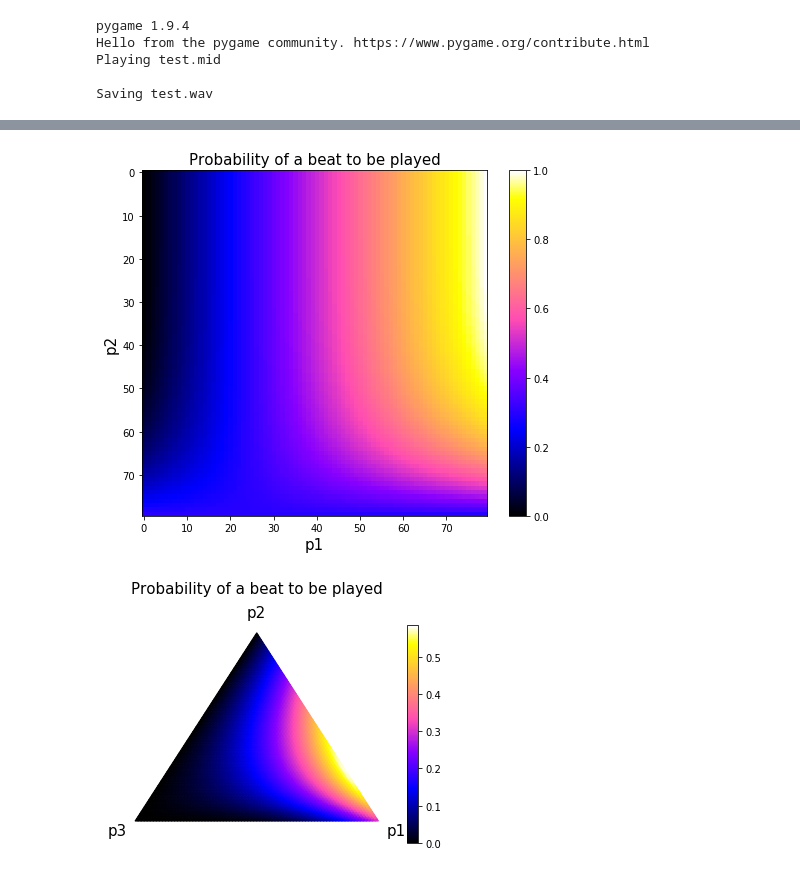
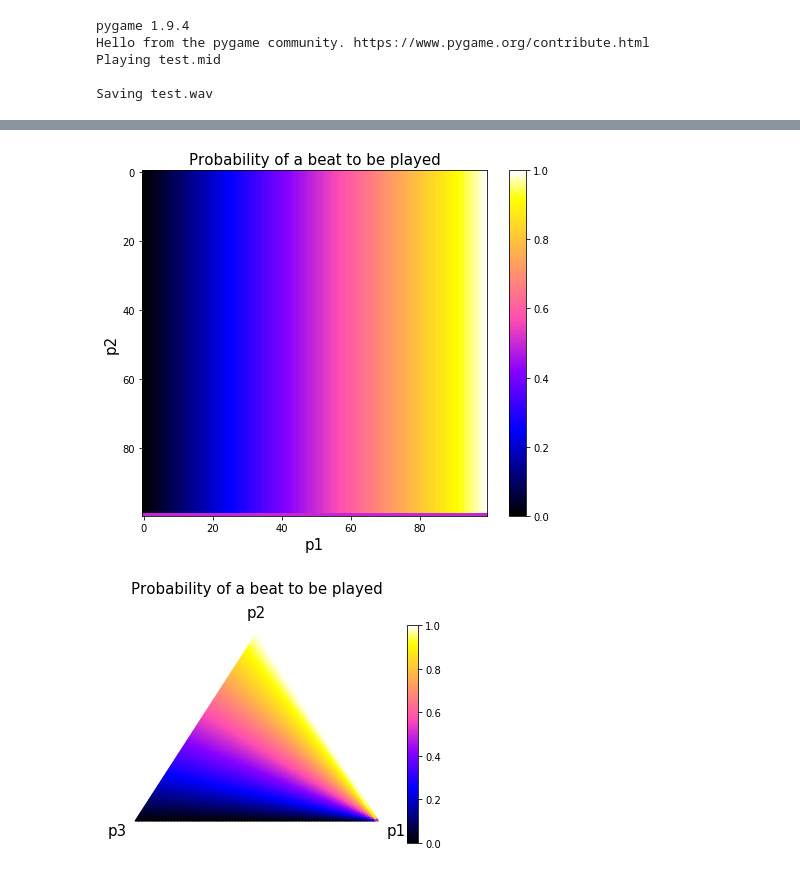
Before and after one commit to lucieperrotta/DCML, a Jupyter notebook: Grammar.ipynb, the cells around one changed output, grey strips where cells are left out. Saved outputs shown, nothing was run; the diff lists cells and outputs as text; code cells hidden in the pictures.

Commit message:
Automatic parameters (optional p4)

```diff
--- a/Grammar.ipynb
+++ b/Grammar.ipynb
@@ -23,14 +23,15 @@ L = 16 # length of measure
 N = int(np.log2(L)+1) # Number of levels (including 0)
 bpm = 400 # bpm
 
-p1 = 0.8 # Split 2 prob
-p2 = 0.1 # Play beat prob
-p3 = 0.1 # Play no beat
-p4 = 0.8 # Play beat in final level
+p1 = 0 # Split 2 prob
+p2 = 1 # Play beat prob (p3 is computed automatically)
+p4 = 0.8 # Play beat in final level; NOT MADATORY, can be automatic of not defined
 # %%
 # Function which chooses a rule according to the probs
-def choose_rule(size, p1, p2, p3, p4):
+def choose_rule(size, p1, p2, p4=None):
     choice = np.random.random()
+    p3 = p3_from_p1p2(p1, p2)
+    p4 = p4_from_p1p2(p1, p2, p4)
 
     # Not last level
     if(size != 1):
@@ -47,13 +48,25 @@ def choose_rule(size, p1, p2, p3, p4):
             return 2
         else:
             return 3
+
+def p3_from_p1p2(p1,p2):
+    return 1-p1-p2
+
+def p4_from_p1p2(p1, p2, p4=None):
+    if(p4==None):
+        if(p2==0 and p1==1):
+            p4 = 0.5
+        else:
+            p4 = p2 / (1-p1)
+
+    return p4
 # %%
 # Rhythm generation
 def generate_rhythm(size, volume):
     rhythm = np.zeros(size)
 
     # Recursion
-    rule = choose_rule(size, p1, p2, p3, p4)
+    rule = choose_rule(size, p1, p2)
 
     if (rule == 1):
         rhythm = np.append( generate_rhythm(int(size/2), volume*1) , generate_rhythm(int(size/2), volume*0.98) )
@@ -129,6 +142,7 @@ WNBD(rhythm)
 # %%
 # Functions for probabilities of notes to be played
-def prob_to_be_played(size, level, p1, p2, p3, p4):
+def prob_to_be_played(size, level, p1, p2, p4=None):
+    p4 = p4_from_p1p2(p1, p2, p4)
     acc = 0
     for i in range (int(N-level)):
         acc += p1**(i+level) * p2
@@ -147,11 +161,11 @@ def levels(size):
 
     return levels
 
-def probs_in_measure(size):
-    return vprob_to_be_played(size, levels(size), p1, p2, p3, p4)
+def probs_in_measure(size, p1, p2, p4=None):
+    return vprob_to_be_played(size, levels(size), p1, p2, p4)
 
-def probs_in_order(size, p1, p2, p3, p4):
+def probs_in_order(size, p1, p2, p4=None):
     probs = np.zeros(N)
     for i in range(N):
-        probs[i] = vprob_to_be_played(size, i, p1, p2, p3, p4)
+        probs[i] = vprob_to_be_played(size, i, p1, p2, p4)
     return probs
@@ -164,11 +172,11 @@ plt.show
 # %%
 # [Deprecated] Grid search for square plotting
-precision = 80
+precision = 100
 grid = np.zeros((precision,precision,N))
 
 for idx, x in enumerate(np.linspace(0,1,precision)):
     for idy, y in enumerate(np.linspace(0, 1-x, precision)):
-        grid[idx,idy] = probs_in_order(L, x, y, 1-x-y, 0.3)
+        grid[idx,idy] = probs_in_order(L, x, y)
 
 # Heatmap for gridsearch
 plt.figure(figsize=(8, 6))
@@ -183,30 +191,30 @@ plt.title('Probability of a beat to be played', fontsize=fontsize)
 plt.savefig("graphs/grid.png", bbox_inches='tight')
 plt.show()
 # %% [output]
-[figure, old version]
+[figure, new version]
 # %%
 # Simplex search for ternary plotting
 scale = 80
 def generate_heatmap_data(scale=scale):
     from ternary.helpers import simplex_iterator
     d = dict()
     for (i, j, k) in simplex_iterator(scale):
-        d[(i, j, k)] = probs_in_order(L, i/scale, j/scale, k/scale, 0.3)[1]
+        d[(i, j, k)] = probs_in_order(L, i/scale, j/scale)[0]
     return d
 
 generate_heatmap_data()
 
 data = generate_heatmap_data(scale)
 figure, tax = ternary.figure(scale=scale)
 tax.heatmap(data, style="triangular", cmap=plt.cm.gnuplot2)
 #tax.boundary()
 fontsize = 15
 tax.set_title("Probability of a beat to be played", fontsize=fontsize,y=1.12)
 tax.left_corner_label("p3", fontsize=fontsize)
 tax.right_corner_label("p1", fontsize=fontsize)
 tax.top_corner_label("p2", fontsize=fontsize)
 plt.axis('off')
 plt.savefig("graphs/ternary.png", bbox_inches='tight')
 plt.show()
 # %% [output]
-[figure, old version]
+[figure, new version]
```
Also changed, not shown: parts of 3 cells of this notebook, 2 other files.
